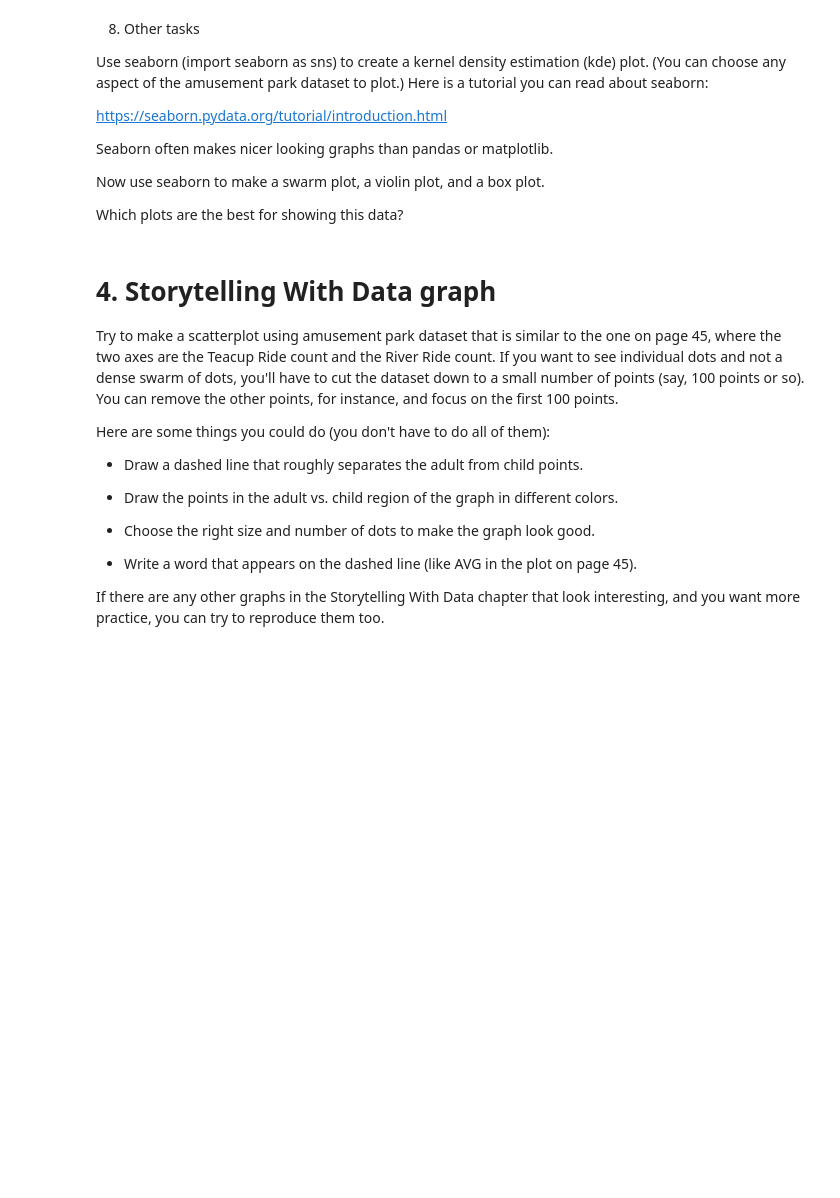
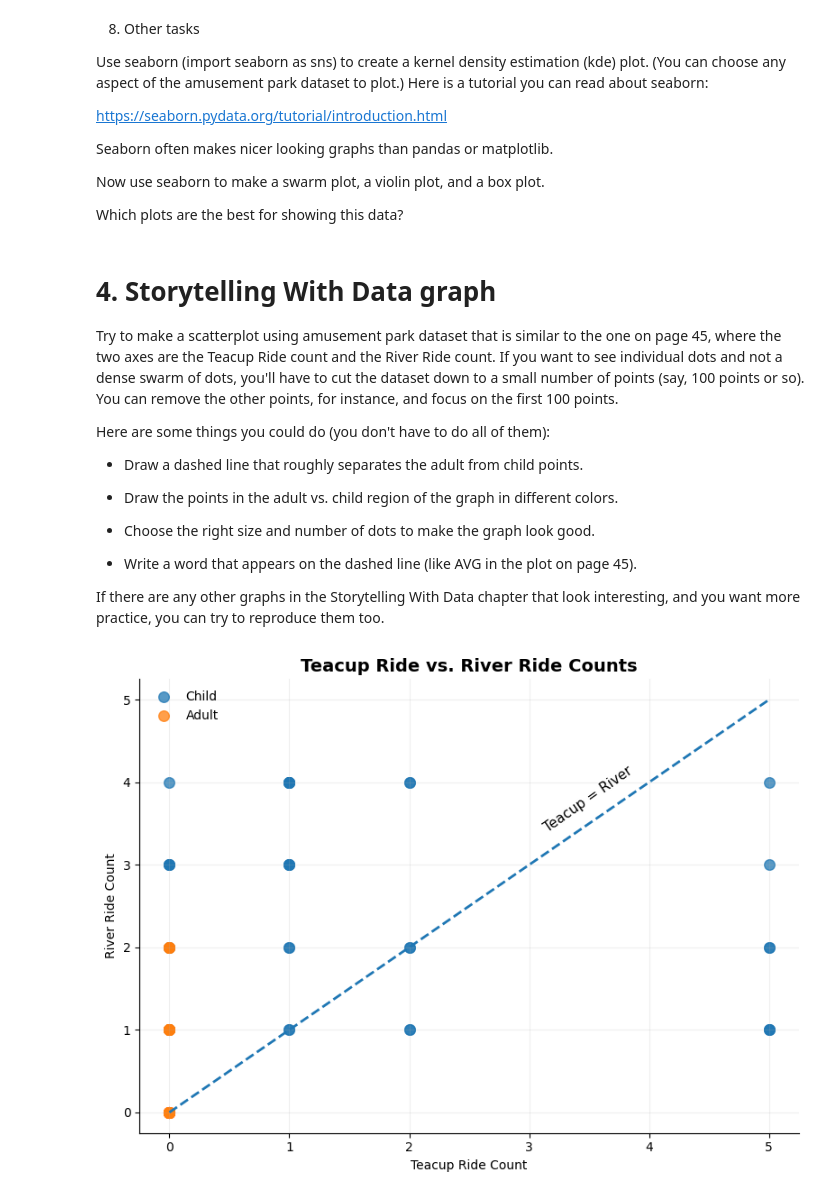
Before and after one commit to ckbaker78/AI_For_Leaders_Module-B-semester-2, a Jupyter notebook: Week3.ipynb, the cells around one changed output. Drawn from its saved outputs; the diff is of its cells as text; code cells hidden in the pictures; blank space fills up the shorter version.

```diff
--- a/Week3.ipynb
+++ b/Week3.ipynb
@@ -274,3 +428,70 @@ Here are some things you could do (you don't have to do all of them):
 * Write a word that appears on the dashed line (like AVG in the plot on page 45).
 
 If there are any other graphs in the Storytelling With Data chapter that look interesting, and you want more practice, you can try to reproduce them too.
+# %%
+import matplotlib.pyplot as plt
+
+# Use a smaller sample so points are readable
+small_df = df.head(100).copy()
+
+adults = small_df[small_df["IsAdult"] == True]
+children = small_df[small_df["IsAdult"] == False]
+
+plt.figure(figsize=(8, 6))
+
+# Children
+plt.scatter(
+    children["TeacupRide"],
+    children["RiverRide"],
+    label="Child",
+    s=70,
+    alpha=0.75
+)
+
+# Adults
+plt.scatter(
+    adults["TeacupRide"],
+    adults["RiverRide"],
+    label="Adult",
+    s=70,
+    alpha=0.75
+)
+
+# Diagonal dashed reference line
+max_val = max(
+    small_df["TeacupRide"].max(),
+    small_df["RiverRide"].max()
+)
+
+plt.plot(
+    [0, max_val],
+    [0, max_val],
+    linestyle="--",
+    linewidth=2
+)
+
+# Label the dashed line
+plt.text(
+    max_val * 0.62,
+    max_val * 0.68,
+    "Teacup = River",
+    fontsize=11,
+    rotation=35
+)
+
+plt.title("Teacup Ride vs. River Ride Counts", fontsize=14, weight="bold")
+plt.xlabel("Teacup Ride Count")
+plt.ylabel("River Ride Count")
+
+plt.legend(frameon=False)
+
+# Clean up chart junk
+ax = plt.gca()
+ax.spines["top"].set_visible(False)
+ax.spines["right"].set_visible(False)
+
+plt.grid(alpha=0.2)
+plt.tight_layout()
+plt.show()
+# %% [output]
+[figure, added]
```
Also changed, not shown: parts of 12 cells of this notebook, 1 other file.
